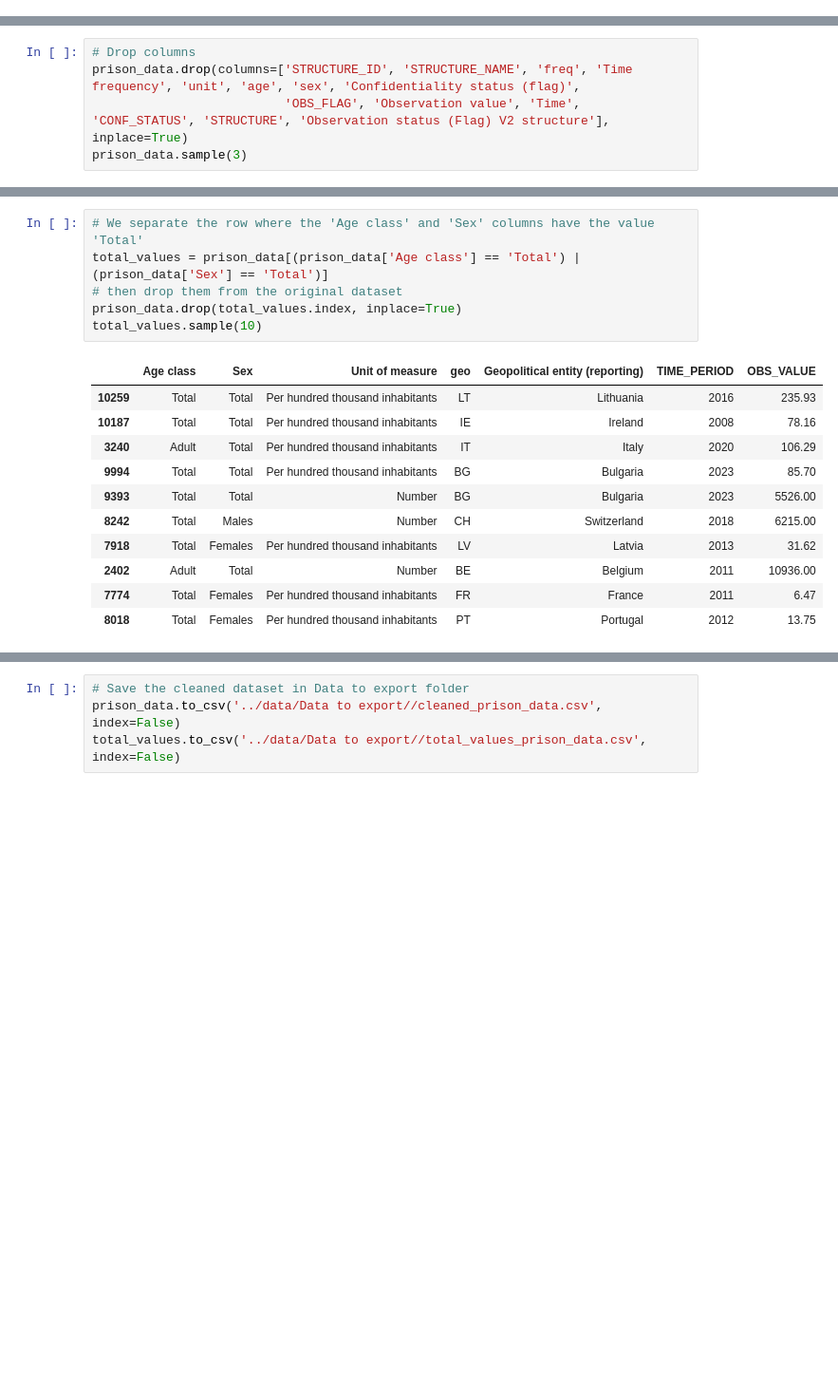
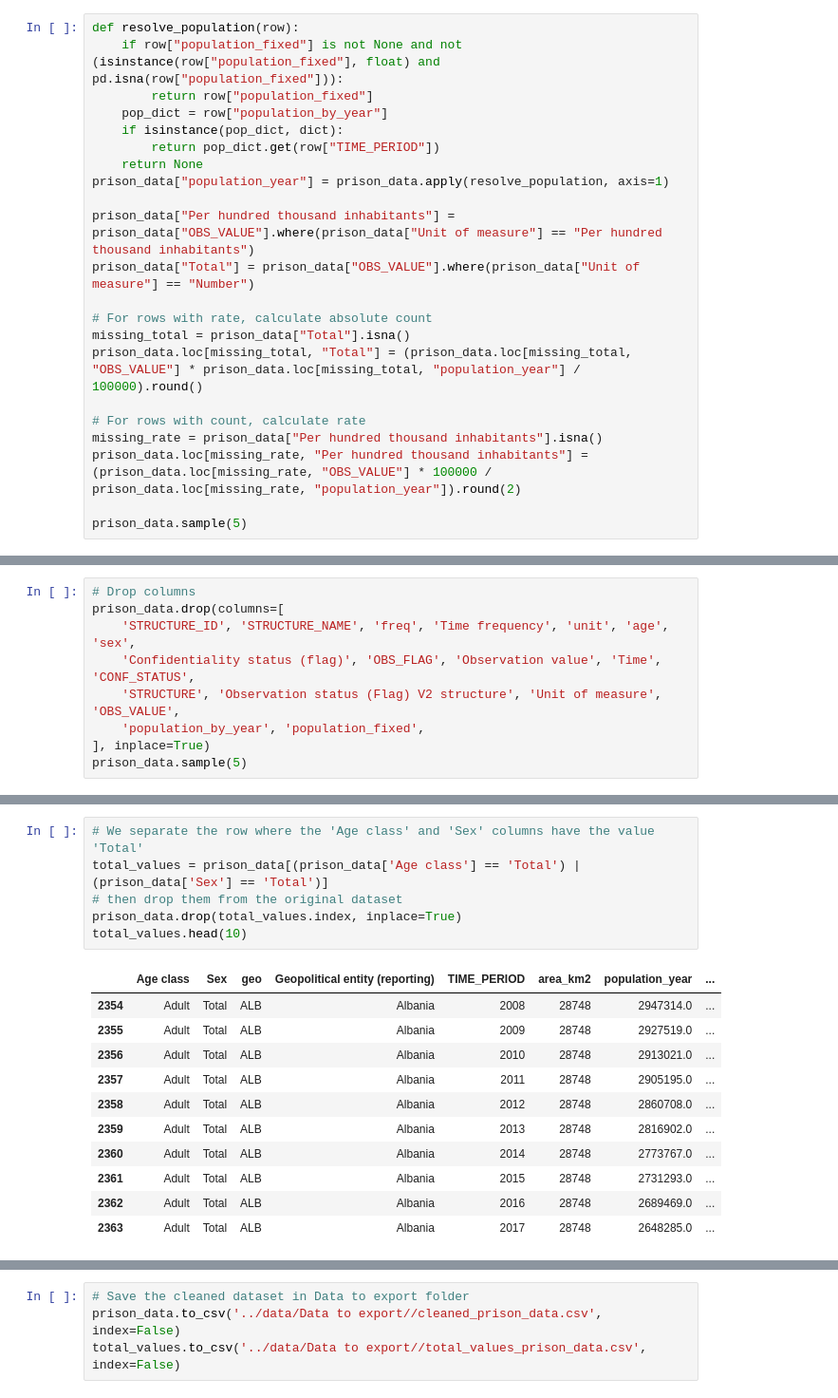
Before and after one commit to giuliodamico/Gender-Inequality-Index-vs-Female-jail-population, a Jupyter notebook: notebooks/Prison_data_graph.ipynb, the cells around one changed output, grey strips where cells are left out. Shown at 95% size. Cells and saved outputs as stored; diff of their text form; blank space fills up the shorter version.

Commit message:
Cleaned prison data with population x year

```diff
--- a/notebooks/Prison_data_graph.ipynb
+++ b/notebooks/Prison_data_graph.ipynb
@@ -77,0 +145,22 @@ HIGH-CARDINALITY features (excluded from chart):
+# %%
+def resolve_population(row):
+    if row["population_fixed"] is not None and not (isinstance(row["population_fixed"], float) and pd.isna(row["population_fixed"])):
+        return row["population_fixed"]
+    pop_dict = row["population_by_year"]
+    if isinstance(pop_dict, dict):
+        return pop_dict.get(row["TIME_PERIOD"])
+    return None
+prison_data["population_year"] = prison_data.apply(resolve_population, axis=1)
+
+prison_data["Per hundred thousand inhabitants"] = prison_data["OBS_VALUE"].where(prison_data["Unit of measure"] == "Per hundred thousand inhabitants")
+prison_data["Total"] = prison_data["OBS_VALUE"].where(prison_data["Unit of measure"] == "Number")
+
+# For rows with rate, calculate absolute count
+missing_total = prison_data["Total"].isna()
+prison_data.loc[missing_total, "Total"] = (prison_data.loc[missing_total, "OBS_VALUE"] * prison_data.loc[missing_total, "population_year"] / 100000).round()
+
+# For rows with count, calculate rate
+missing_rate = prison_data["Per hundred thousand inhabitants"].isna()
+prison_data.loc[missing_rate, "Per hundred thousand inhabitants"] = (prison_data.loc[missing_rate, "OBS_VALUE"] * 100000 / prison_data.loc[missing_rate, "population_year"]).round(2)
+
+prison_data.sample(5)
@@ -78,6 +175,10 @@ HIGH-CARDINALITY features (excluded from chart):
 # %%
 # Drop columns
-prison_data.drop(columns=['STRUCTURE_ID', 'STRUCTURE_NAME', 'freq', 'Time frequency', 'unit', 'age', 'sex', 'Confidentiality status (flag)',
-                          'OBS_FLAG', 'Observation value', 'Time', 'CONF_STATUS', 'STRUCTURE', 'Observation status (Flag) V2 structure'], inplace=True)
-prison_data.sample(3)
+prison_data.drop(columns=[
+    'STRUCTURE_ID', 'STRUCTURE_NAME', 'freq', 'Time frequency', 'unit', 'age', 'sex',
+    'Confidentiality status (flag)', 'OBS_FLAG', 'Observation value', 'Time', 'CONF_STATUS',
+    'STRUCTURE', 'Observation status (Flag) V2 structure', 'Unit of measure', 'OBS_VALUE',
+    'population_by_year', 'population_fixed',
+], inplace=True)
+prison_data.sample(5)
 # %% [output]
@@ -88,21 +191,21 @@ prison_data.sample(3)
 # %%
 # We separate the row where the 'Age class' and 'Sex' columns have the value 'Total'
 total_values = prison_data[(prison_data['Age class'] == 'Total') | (prison_data['Sex'] == 'Total')]
 # then drop them from the original dataset
 prison_data.drop(total_values.index, inplace=True)
-total_values.sample(10)
+total_values.head(10)
 # %% [output]
-|  | Age class | Sex | Unit of measure | geo | Geopolitical entity (reporting) | TIME_PERIOD | OBS_VALUE |
-| 10259 | Total | Total | Per hundred thousand inhabitants | LT | Lithuania | 2016 | 235.93 |
-| 10187 | Total | Total | Per hundred thousand inhabitants | IE | Ireland | 2008 | 78.16 |
-| 3240 | Adult | Total | Per hundred thousand inhabitants | IT | Italy | 2020 | 106.29 |
-| 9994 | Total | Total | Per hundred thousand inhabitants | BG | Bulgaria | 2023 | 85.70 |
-| 9393 | Total | Total | Number | BG | Bulgaria | 2023 | 5526.00 |
-| 8242 | Total | Males | Number | CH | Switzerland | 2018 | 6215.00 |
-| 7918 | Total | Females | Per hundred thousand inhabitants | LV | Latvia | 2013 | 31.62 |
-| 2402 | Adult | Total | Number | BE | Belgium | 2011 | 10936.00 |
-| 7774 | Total | Females | Per hundred thousand inhabitants | FR | France | 2011 | 6.47 |
-| 8018 | Total | Females | Per hundred thousand inhabitants | PT | Portugal | 2012 | 13.75 |
+|  | Age class | Sex | geo | Geopolitical entity (reporting) | TIME_PERIOD | area_km2 | population_year | ... |
+| 2354 | Adult | Total | ALB | Albania | 2008 | 28748 | 2947314.0 | ... |
+| 2355 | Adult | Total | ALB | Albania | 2009 | 28748 | 2927519.0 | ... |
+| 2356 | Adult | Total | ALB | Albania | 2010 | 28748 | 2913021.0 | ... |
+| 2357 | Adult | Total | ALB | Albania | 2011 | 28748 | 2905195.0 | ... |
+| 2358 | Adult | Total | ALB | Albania | 2012 | 28748 | 2860708.0 | ... |
+| 2359 | Adult | Total | ALB | Albania | 2013 | 28748 | 2816902.0 | ... |
+| 2360 | Adult | Total | ALB | Albania | 2014 | 28748 | 2773767.0 | ... |
+| 2361 | Adult | Total | ALB | Albania | 2015 | 28748 | 2731293.0 | ... |
+| 2362 | Adult | Total | ALB | Albania | 2016 | 28748 | 2689469.0 | ... |
+| 2363 | Adult | Total | ALB | Albania | 2017 | 28748 | 2648285.0 | ... |
 # %%
 inspect_categorical(prison_data, "Prison Data (cleaned)")
 inspect_categorical(total_values, "Prison Data (total values)")
```
Also changed, not shown: parts of 6 cells of this notebook, 2 other files.
